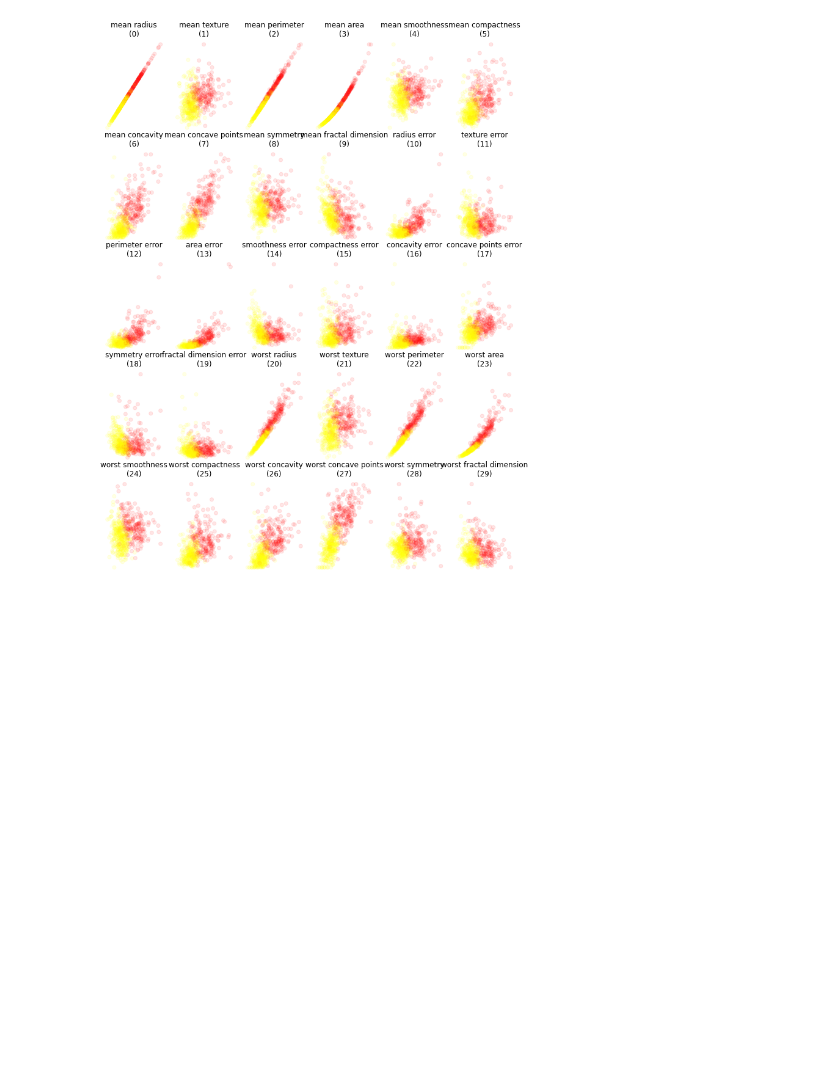
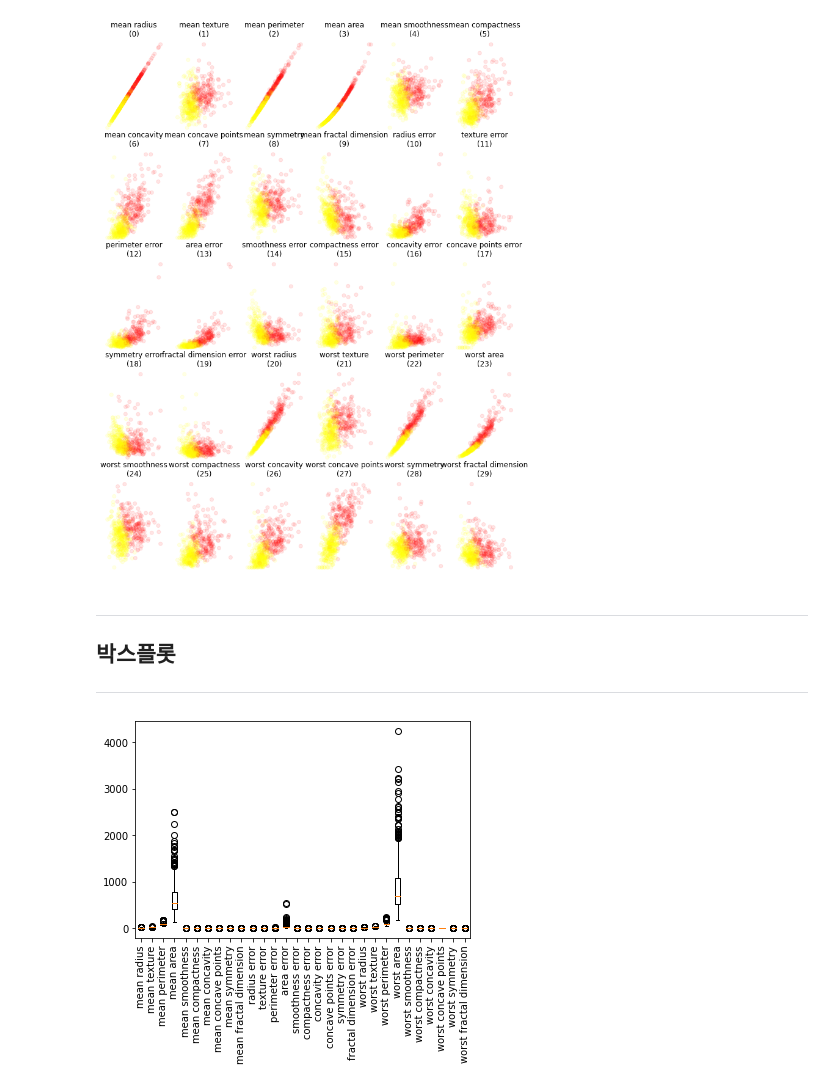
Before and after one commit to LOGRED/PCU_2022-1_deepLearning, a Jupyter notebook: 5d/2.ipynb, the cells around one changed output. Saved outputs shown, nothing was run; the diff lists cells and outputs as text; code cells hidden in the pictures; blank space fills up the shorter version.

Commit message:
boxplot

```diff
--- a/5d/2.ipynb
+++ b/5d/2.ipynb
@@ -75,3 +75,13 @@ for i in range(30):
     # 일자 일 수록 관계가 깊다 (0), (2) 등등 이런것들
 # %% [output]
 [figure]
+# %% [markdown]
+***
+## 박스플롯
+***
+# %%
+plt.boxplot(cancer.data) # 데이터 시각화
+plt.xticks(range(1, 31), cancer.feature_names, rotation=90) # 설명(?)
+pass
+# %% [output]
+[figure, added]
```
Also changed, not shown: parts of 1 cell of this notebook.
